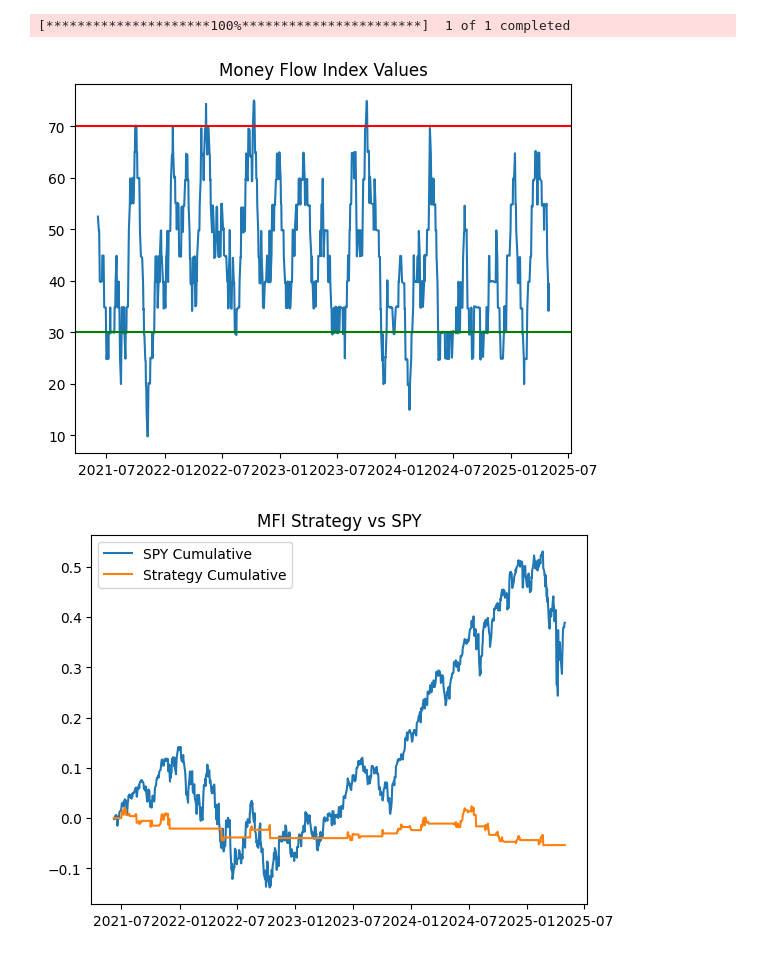
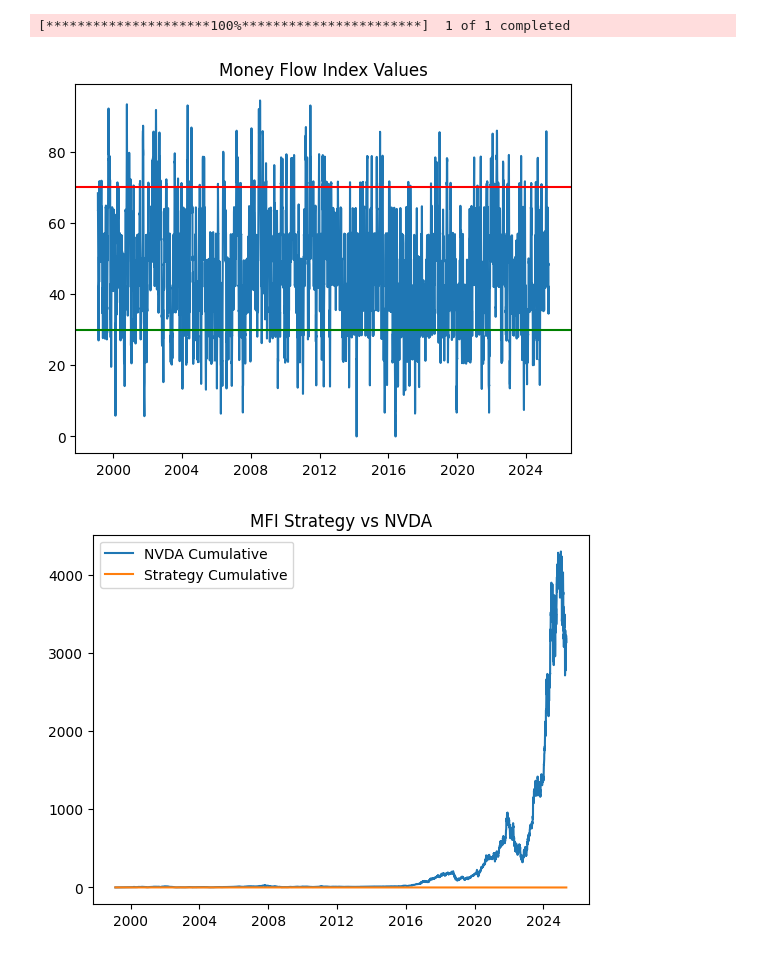
Before and after one commit to franciskamande-ai/MODELS, a Jupyter notebook: MFI.ipynb, the cells around one changed output. Saved outputs shown, nothing was run; the diff lists cells and outputs as text; code cells hidden in the pictures.

```diff
--- a/MFI.ipynb
+++ b/MFI.ipynb
@@ -4,11 +4,11 @@ import yfinance as yf
 import pandas as pd
 import numpy as np
 # %%
-TICKER = 'SPY'
-MFI_LENGTH = 20
+TICKER = 'NVDA'
+MFI_LENGTH = 14
 OVERBOUGHT = 70
 OVERSOLD = 30
-LOOKBACK = 1000
+LOOKBACK = 10000
 
 def get_data(ticker=TICKER):
     df = yf.download(ticker)
@@ -32,8 +32,7 @@ def add_MFI(df, length=MFI_LENGTH):
     mfr = df['Pos_Flow'].rolling(length).sum() / df['Neg_Flow'].rolling(length).sum()
 
     # add money flow column
-    df['MFI'] = (100 / (1 + mfr))
-
+    df['MFI'] = 100 - (100 / (1 + mfr))
 
     plt.plot(df['MFI'])
     plt.axhline(OVERBOUGHT, color='red')
@@ -52,32 +51,32 @@ def add_strategy(df, overbought=OVERBOUGHT, oversold=OVERSOLD):
     df['Strategy'] = df['Strategy'].shift(1)
     return df
 
 def test_strategy(df):
 
     df['Asset_Returns'] = (1 + df['Close'].pct_change()).cumprod() - 1
     df['Strategy_Returns'] = (1 + df['Close'].pct_change() * df['Strategy']).cumprod() - 1
 
     # plot the strategy returns
 
     plt.figure()
     plt.plot(df['Asset_Returns'])
     plt.plot(df['Strategy_Returns'])
     plt.legend([f'{TICKER} Cumulative', 'Strategy Cumulative'])
     plt.title(F'MFI Strategy vs {TICKER}');
 
     return df
 
 def main():
 
     df = get_data()
     df = add_MFI(df)
     df = add_strategy(df)
     df = test_strategy(df)
 
     return df
 
 df = main()
 # %% [output]
 [*********************100%***********************]  1 of 1 completed
-[figure, old version]
+[figure, new version]
-[figure, old version]
+[figure, new version]
```
Also changed, not shown: 2 other files.
